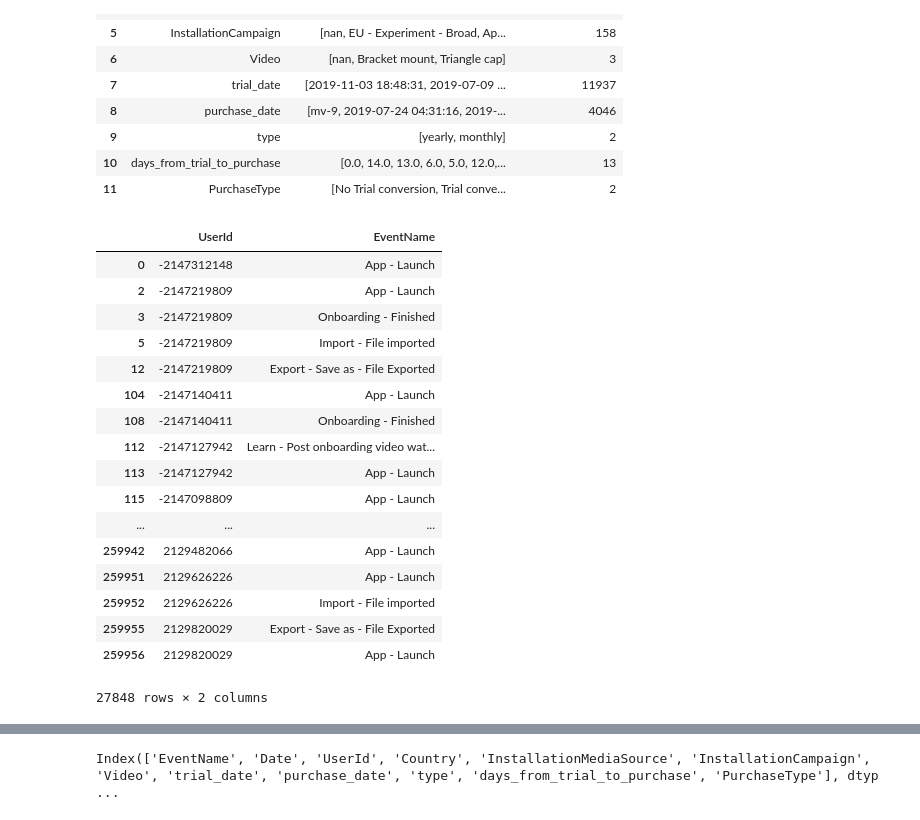
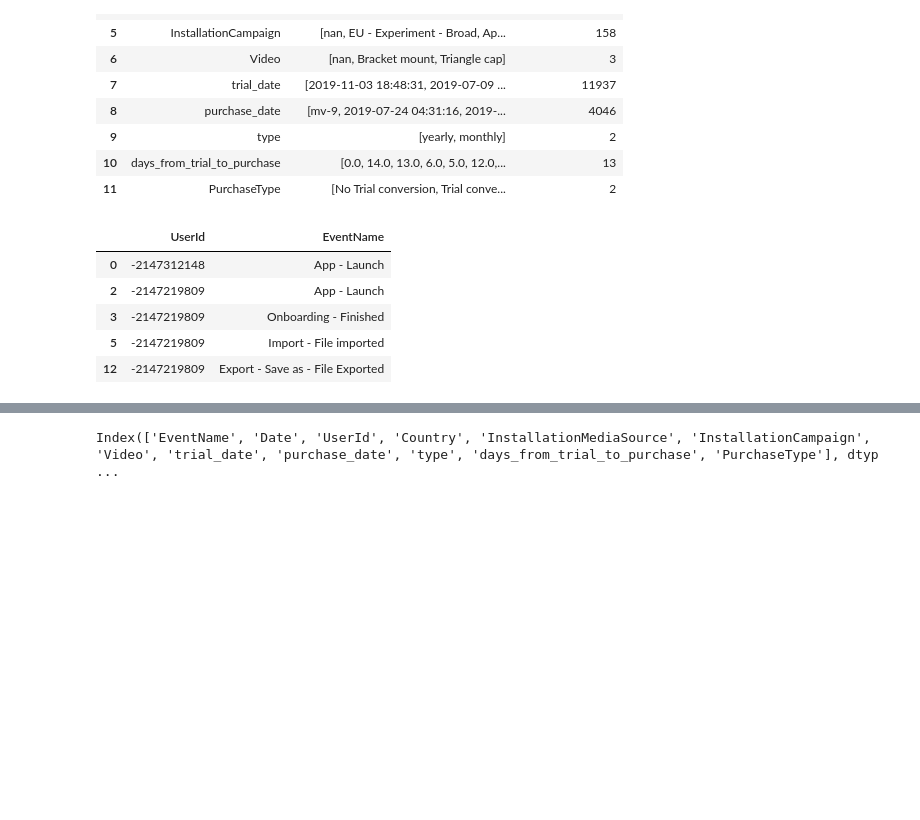
Before and after one commit to BorsosP/Telemetry-Analysis, a Jupyter notebook: Shapr3D - Data Scientist Homework - Peter Borsos.ipynb, the cells around one changed output, grey strips where cells are left out. Drawn from its saved outputs; the diff is of its cells as text; code cells hidden in the pictures; blank space fills up the shorter version.

```diff
--- a/Shapr3D - Data Scientist Homework - Peter Borsos.ipynb
+++ b/Shapr3D - Data Scientist Homework - Peter Borsos.ipynb
@@ -267,26 +267,14 @@ value_set
 user_data.fillna('mv-9', inplace=True)
 # %%
 #checking user and event unique combiations
-user_data[['UserId', 'EventName']].drop_duplicates().sort_values('UserId')
+user_data[['UserId', 'EventName']].drop_duplicates().sort_values('UserId').head()
 # %% [output]
 |  | UserId | EventName |
 | 0 | -2147312148 | App - Launch |
 | 2 | -2147219809 | App - Launch |
 | 3 | -2147219809 | Onboarding - Finished |
 | 5 | -2147219809 | Import - File imported |
 | 12 | -2147219809 | Export - Save as - File Exported |
-| 104 | -2147140411 | App - Launch |
-| 108 | -2147140411 | Onboarding - Finished |
-| 112 | -2147127942 | Learn - Post onboarding video wat... |
-| 113 | -2147127942 | App - Launch |
-| 115 | -2147098809 | App - Launch |
-| ... | ... | ... |
-| 259942 | 2129482066 | App - Launch |
-| 259951 | 2129626226 | App - Launch |
-| 259952 | 2129626226 | Import - File imported |
-| 259955 | 2129820029 | Export - Save as - File Exported |
-| 259956 | 2129820029 | App - Launch |
-27848 rows × 2 columns
 # %%
 #check most frequent "sequences" of events
 # %%
```
Also changed, not shown: parts of 4 cells of this notebook.
